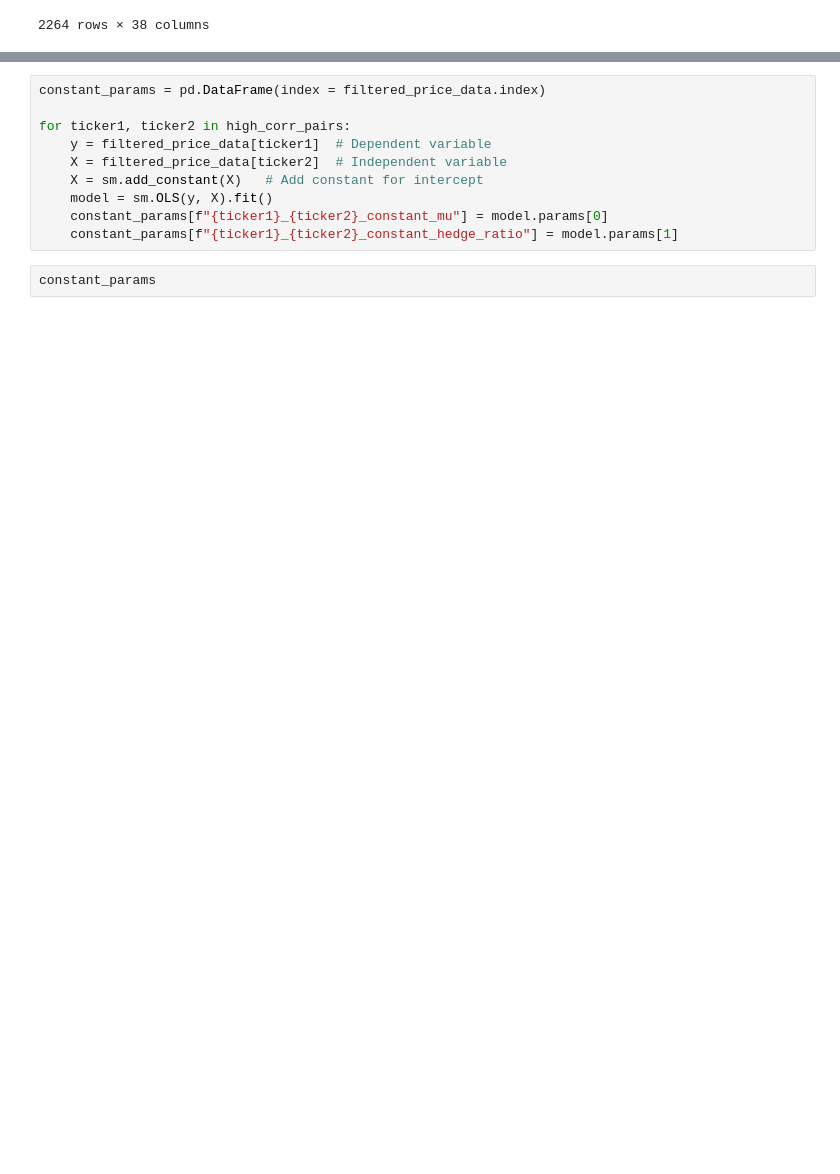
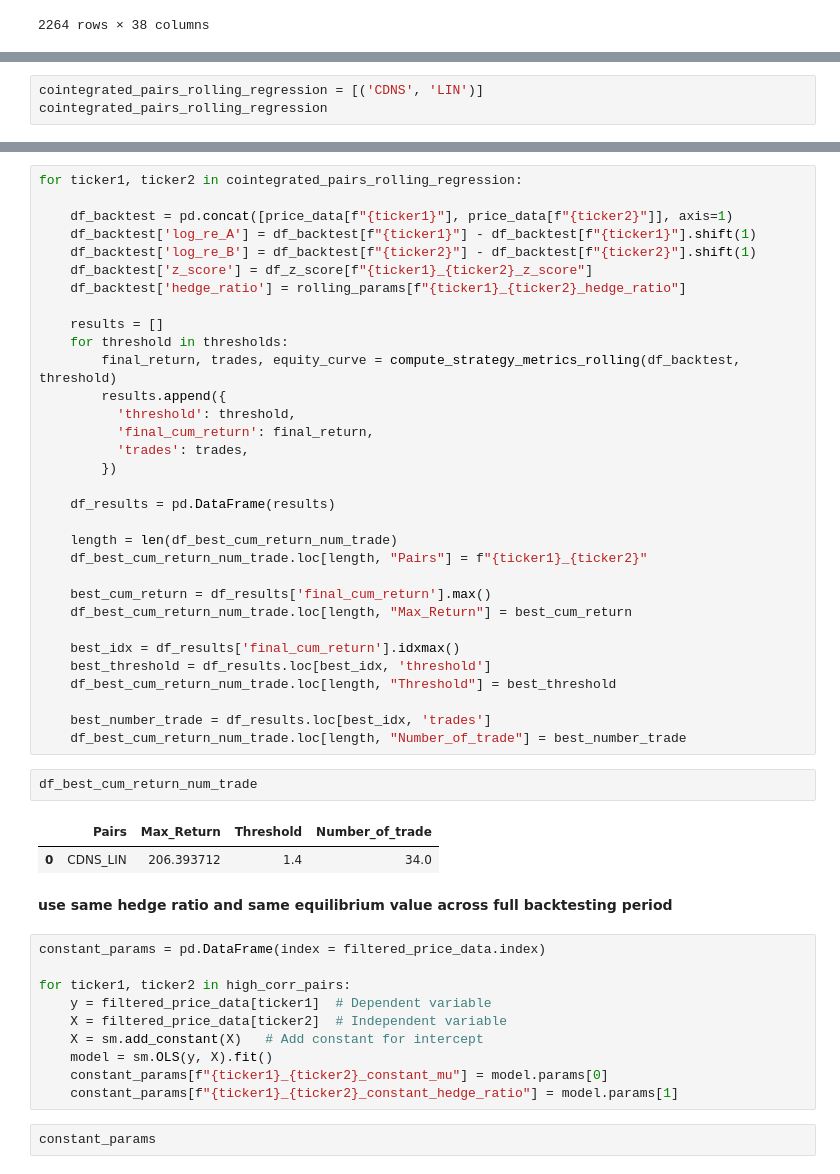
Before and after one commit to MarvinLok/Algo-Trading, a Jupyter notebook: Pair_Trading_Cointegration.ipynb, the cells around one changed output, grey strips where cells are left out. Cells and saved outputs as stored; diff of their text form; blank space fills up the shorter version.

```diff
--- a/Pair_Trading_Cointegration.ipynb
+++ b/Pair_Trading_Cointegration.ipynb
@@ -281,0 +289,3 @@ PWEC_XEL_residual, ADF p-value: 0.000001, Stationary
+# %%
+cointegrated_pairs_rolling_regression = [('CDNS', 'LIN')]
+cointegrated_pairs_rolling_regression
@@ -282,3 +346,42 @@ PWEC_XEL_residual, ADF p-value: 0.000001, Stationary
+# %%
+for ticker1, ticker2 in cointegrated_pairs_rolling_regression:
+
+    df_backtest = pd.concat([price_data[f"{ticker1}"], price_data[f"{ticker2}"]], axis=1)
+    df_backtest['log_re_A'] = df_backtest[f"{ticker1}"] - df_backtest[f"{ticker1}"].shift(1)
+    df_backtest['log_re_B'] = df_backtest[f"{ticker2}"] - df_backtest[f"{ticker2}"].shift(1)
+    df_backtest['z_score'] = df_z_score[f"{ticker1}_{ticker2}_z_score"]
+    df_backtest['hedge_ratio'] = rolling_params[f"{ticker1}_{ticker2}_hedge_ratio"]
+
+    results = []
+    for threshold in thresholds:
+        final_return, trades, equity_curve = compute_strategy_metrics_rolling(df_backtest, threshold)
+        results.append({
+          'threshold': threshold,
+          'final_cum_return': final_return,
+          'trades': trades,
+        })
+
+    df_results = pd.DataFrame(results)
+
+    length = len(df_best_cum_return_num_trade)
+    df_best_cum_return_num_trade.loc[length, "Pairs"] = f"{ticker1}_{ticker2}"
+
+    best_cum_return = df_results['final_cum_return'].max()
+    df_best_cum_return_num_trade.loc[length, "Max_Return"] = best_cum_return
+
+    best_idx = df_results['final_cum_return'].idxmax()
+    best_threshold = df_results.loc[best_idx, 'threshold']
+    df_best_cum_return_num_trade.loc[length, "Threshold"] = best_threshold
+
+    best_number_trade = df_results.loc[best_idx, 'trades']
+    df_best_cum_return_num_trade.loc[length, "Number_of_trade"] = best_number_trade
+# %%
+df_best_cum_return_num_trade
+# %% [output]
+|  | Pairs | Max_Return | Threshold | Number_of_trade |
+| 0 | CDNS_LIN | 206.393712 | 1.4 | 34.0 |
+# %% [markdown]
+**use same hedge ratio and same equilibrium value across full backtesting period**
 # %%
 constant_params = pd.DataFrame(index = filtered_price_data.index)
 
```
Also changed, not shown: parts of 7 cells of this notebook.
